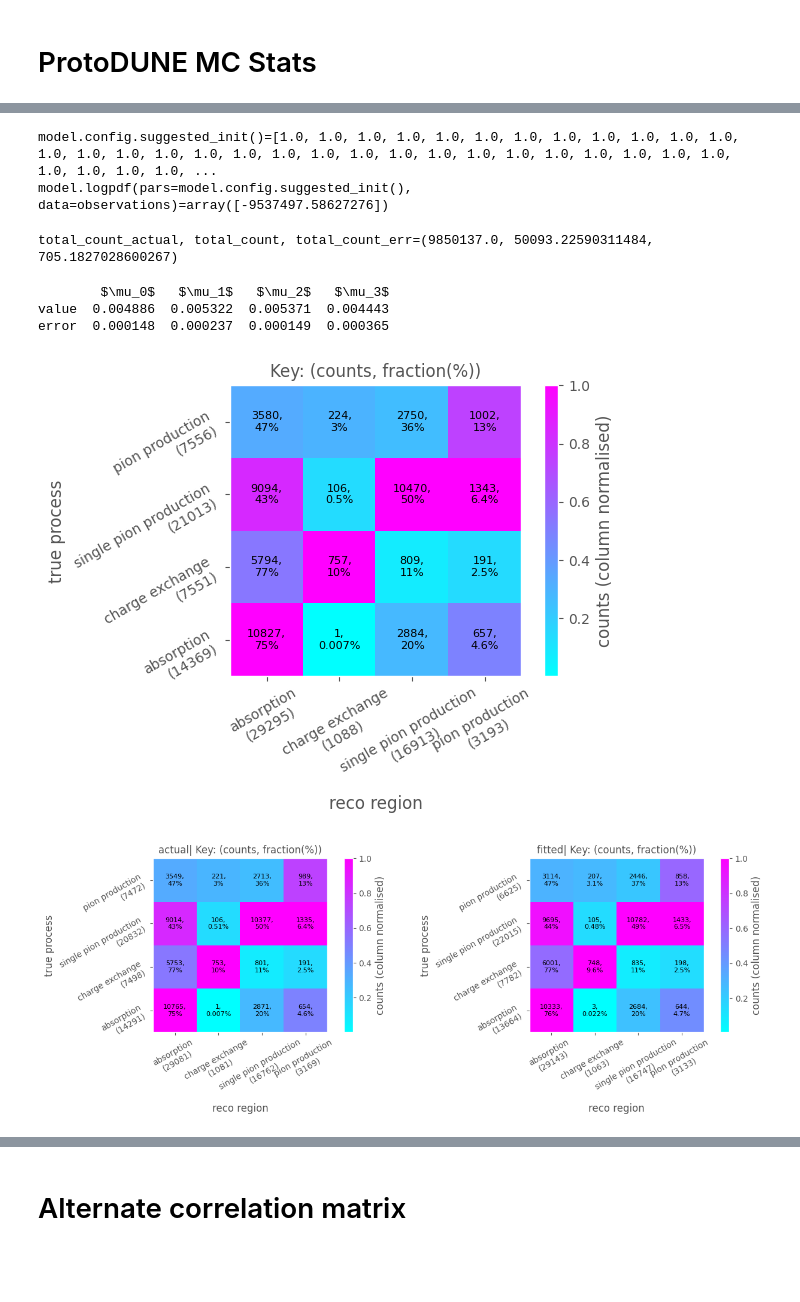
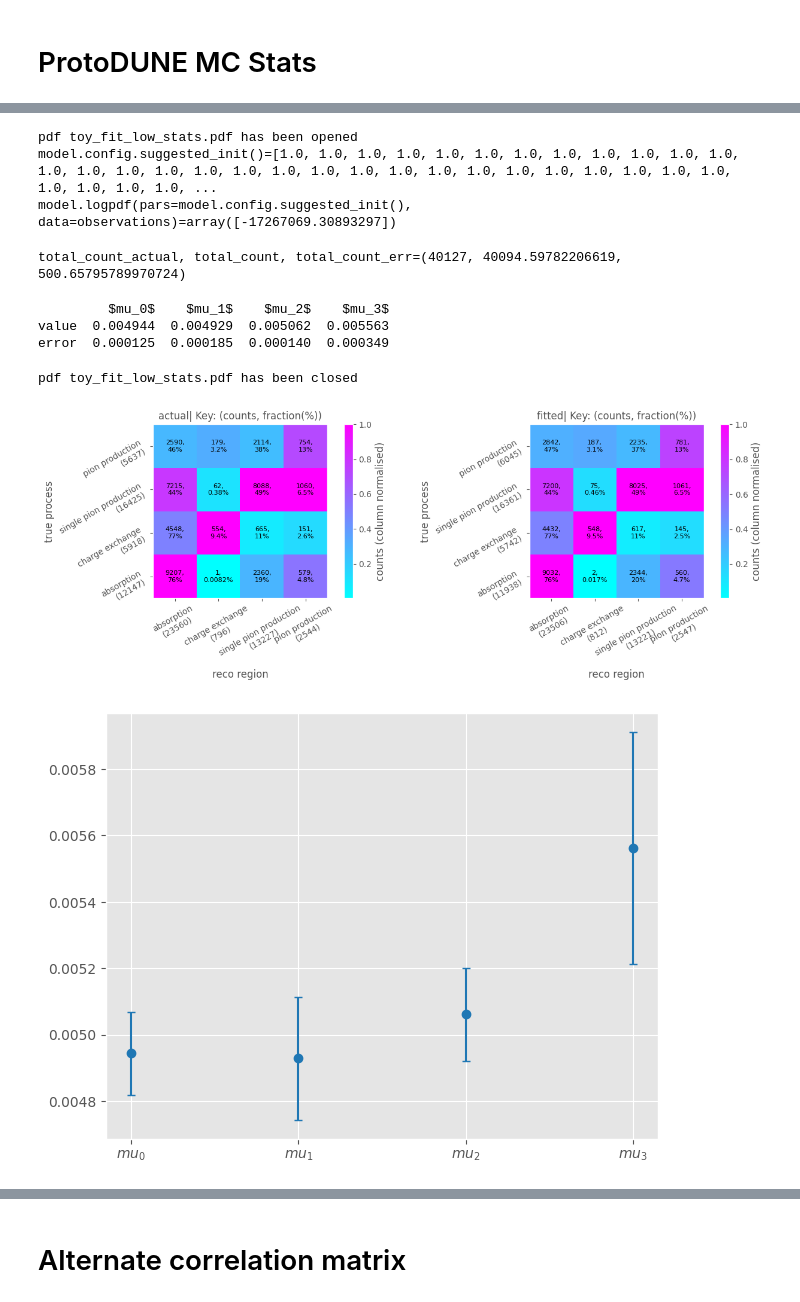
Before and after one commit to dlindebaum/pion-argon-xs-analysis, a Jupyter notebook: analysis/notebooks/cex_region_fit.ipynb, the cells around one changed output, grey strips where cells are left out. Saved outputs shown, nothing was run; the diff lists cells and outputs as text; code cells hidden in the pictures; blank space fills up the shorter version.

Commit message:
mean track score in fit and cross section measurement for fitted KE

```diff
--- a/analysis/notebooks/cex_region_fit.ipynb
+++ b/analysis/notebooks/cex_region_fit.ipynb
@@ -176,7 +254,15 @@ env: PYTHONPATH=/home/sb16165/Documents/pi0-analysis/analysis
 # %%
 toy_input = cross_section.Toy(file = "work/2023/toys/xs_toy_1GeV_gaussian_60MeV_fit_input.hdf5", smearing = True)
-energy_slice = cross_section.Slices(50, 0, 1050, True)
-bins = np.sort(energy_slice.pos)
-model = cross_section.BackgroundFit.CreateModel(4, CreateModelInputData(toy_input, bins), mc_stat_unc = True)
-cross_section.BackgroundFit.PrintModelSpecs(model)
+energy_slice = cross_section.Slices(50, -50, 1050, True)
+energy_bins = np.sort(energy_slice.pos)
+mean_track_score_bins = np.linspace(0, 1, 21, True)
+
+
+templates_energy = CreateModelInputData(toy_input, energy_slice)
+tempalates_mean_track_score = CreateMeanTrackScoreTemplates(toy_input, mean_track_score_bins)
+# mean_track_score_bins = None
+# model = cross_section.RegionFit.CreateModel(4, templates_energy, None, mc_stat_unc = True)
+
+model = cross_section.RegionFit.CreateModel(4, templates_energy, tempalates_mean_track_score, mc_stat_unc = True)
+cross_section.RegionFit.PrintModelSpecs(model)
 # %% [output]
@@ -222,6 +433,8 @@ toy_PDSP_1GeV_config = {
     },
     "reco_region_fractions" : "/home/sb16165/Documents/pi0-analysis/analysis/work/2023/PDSPProd4a_MC_1GeV_reco1_sce_datadriven_v1_ntuple_v09_41_00_03/toy_parameters/reco_regions/reco_region_fractions.hdf5",
     "beam_selection_efficiencies" : "/home/sb16165/Documents/pi0-analysis/analysis/work/2023/PDSPProd4a_MC_1GeV_reco1_sce_datadriven_v1_ntuple_v09_41_00_03/toy_parameters/pi_beam_efficiency/beam_selection_efficiencies_true.hdf5",
+    "mean_track_score_kde" : "/home/sb16165/Documents/pi0-analysis/analysis/work/2023/PDSPProd4a_MC_1GeV_reco1_sce_datadriven_v1_ntuple_v09_41_00_03/toy_parameters/meanTrackScoreKDE/kdes.dill",
     "pdf_scale_factors" : None,
+    "df_format" : "f",
     "verbose" : False
 }
@@ -251,3 +441,3 @@ $\mu_3$ & 0.131750 & 1.005575 & 4.130761 & 0.000036 \\
 # %%
-toy_observed = cex_toy_generator.main(cex_toy_generator.ResolveConfig(toy_PDSP_1GeV_config))
+toy_observed = cross_section.Toy(df = cex_toy_generator.main(cex_toy_generator.ResolveConfig(toy_PDSP_1GeV_config)), smearing = True)
 # %% [output]
@@ -268,17 +469,15 @@ double_charge_exchange 2615
 # %%
-toy_observed = cross_section.Toy(df = toy_observed, smearing = True)
-true_counts = cross_section.Toy.ComputeCounts(toy_observed.truth_regions, toy_observed.reco_regions)
-cex_toy_parameters.PlotCorrelationMatrix(true_counts, toy_observed.truth_region_labels, toy_observed.reco_region_labels)
-
-pdf_low_stats = Plots.PlotBook("toy_fit_low_stats.pdf", False)
-result = RegionFitStudy(toy_observed, model, bins, pdf = pdf_low_stats)
+pdf_low_stats = Plots.PlotBook("toy_fit_low_stats.pdf", True)
+result = RegionFitStudy(toy_observed, model, energy_slice, mean_track_score_bins, pdf = pdf_low_stats)
 pdf_low_stats.close()
 # %% [output]
+pdf toy_fit_low_stats.pdf has been opened
 model.config.suggested_init()=[1.0, 1.0, 1.0, 1.0, 1.0, 1.0, 1.0, 1.0, 1.0, 1.0, 1.0, 1.0, 1.0, 1.0, 1.0, 1.0, 1.0, 1.0, 1.0, 1.0, 1.0, 1.0, 1.0, 1.0, 1.0, 1.0, 1.0, 1.0, 1.0, 1.0, 1.0, 1.0, 1.0, 1.0, ...
-model.logpdf(pars=model.config.suggested_init(), data=observations)=array([-9537497.58627276])
+model.logpdf(pars=model.config.suggested_init(), data=observations)=array([-17267069.30893297])
-total_count_actual, total_count, total_count_err=(9850137.0, 50093.22590311484, 705.1827028600267)
+total_count_actual, total_count, total_count_err=(40127, 40094.59782206619, 500.65795789970724)
-        $\mu_0$   $\mu_1$   $\mu_2$   $\mu_3$
-value  0.004886  0.005322  0.005371  0.004443
-error  0.000148  0.000237  0.000149  0.000365
+         $mu_0$    $mu_1$    $mu_2$    $mu_3$
+value  0.004944  0.004929  0.005062  0.005563
+error  0.000125  0.000185  0.000140  0.000349
+pdf toy_fit_low_stats.pdf has been closed
-[figure, old version]
+[figure, new version]
-[figure, old version]
+[figure, new version]
```
Also changed, not shown: parts of 33 cells of this notebook, 3 other files.
